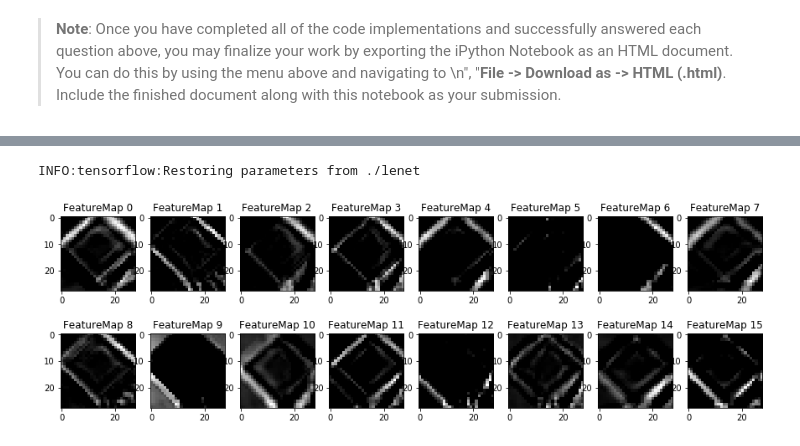
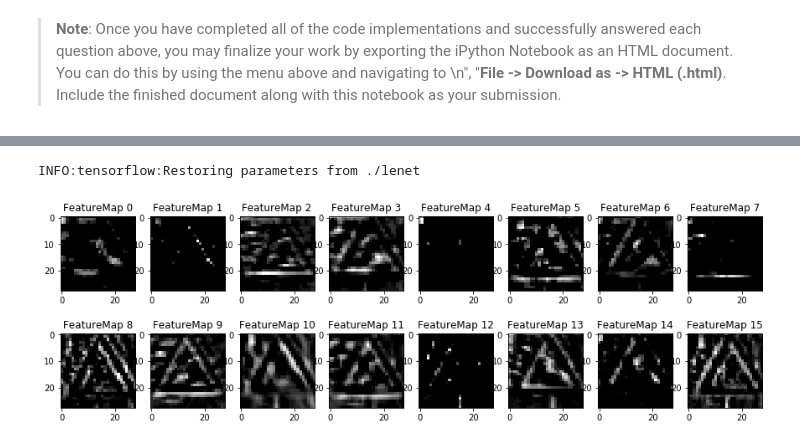
Before and after one commit to coder52/CarND-Traffic-Sign-Classifier-Project-P3, a Jupyter notebook: Traffic_Sign_Classifier.ipynb, the cells around one changed output, grey strips where cells are left out. Drawn from its saved outputs; the diff is of its cells as text; code cells hidden in the pictures.

```diff
--- a/Traffic_Sign_Classifier.ipynb
+++ b/Traffic_Sign_Classifier.ipynb
@@ -262,7 +306,7 @@ X_test = preprocess(X_test)
 from sklearn.utils import shuffle
 
 # shuffle images
-X_train, y_train = shuffle(X_train, y_train)
+X_train, y_train = shuffle(X_prep, y_train)
 # %% [markdown]
 ### Model Architecture
 # %%
@@ -343,7 +387,7 @@ def LeNet(x):
     #########################################################
     #########################################################
     # TODO: Layer 5: Fully Connected. Input = 128. Output = 84.
-    dens2 = dens(relu4, weights['bd2'], biases['bd2'], keep_prob=0.75)
+    dens2 = dens(relu4, weights['bd2'], biases['bd2'], keep_prob=1)
     # TODO: Activation.
     relu5 = tf.nn.relu(dens2)
     #########################################################
@@ -486,7 +522,7 @@ from glob import glob
 simples_paths =np.array(glob("simple_signs/*"))
 simples = np.array([plt.imread(path) for path in simples_paths])
 
-simples_correct = np.array([12, 25, 13,  1, 38])
+simples_correct = np.array([12, 25, 13,  1, 38, 15])
 
 simples.shape
 # %% [output]
@@ -594,7 +630,8 @@ Looking just at the first row we get `[ 0.34763842,  0.24879643,  0.12789202]`,
 
 simples_processed = np.array(preprocess(simples), dtype='float32')
 simples_predictions = LeNet(simples_processed)
-result_top_k = tf.nn.top_k(simples_predictions, k=5)
+softmax = tf.dtypes.cast(tf.nn.softmax(simples_predictions, axis=1, name=None), tf.float16)
+result_top_k = tf.nn.top_k(softmax, k=5)
 with tf.Session() as sess:
     saver.restore(sess, './lenet')
     ans = sess.run(result_top_k)
@@ -678,8 +712,9 @@ def outputFeatureMap(image_input, tf_activation, activation_min=-1, activation_m
 # %%
 with tf.Session() as sess:
     saver.restore(sess, './lenet')
-    layer = sess.graph.get_tensor_by_name('Relu_10:0')
-    outputFeatureMap(image_input=[simples[0]], tf_activation=layer, activation_min=-1)
+    layer = sess.graph.get_tensor_by_name('Relu:0')
+    outputFeatureMap(image_input=[simples[1]], tf_activation=layer, activation_min=-1)
+plt.savefig('./examples/outputFeatureMap.jpg')
 # %% [output]
 INFO:tensorflow:Restoring parameters from ./lenet
-[figure, old version]
+[figure, new version]
```
Also changed, not shown: parts of 18 cells of this notebook.
